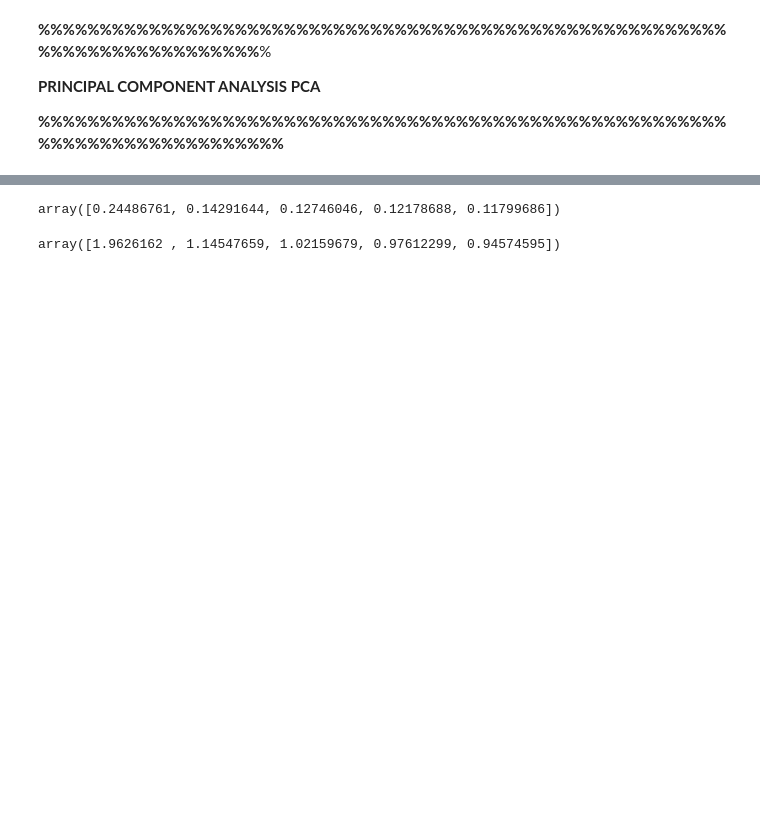
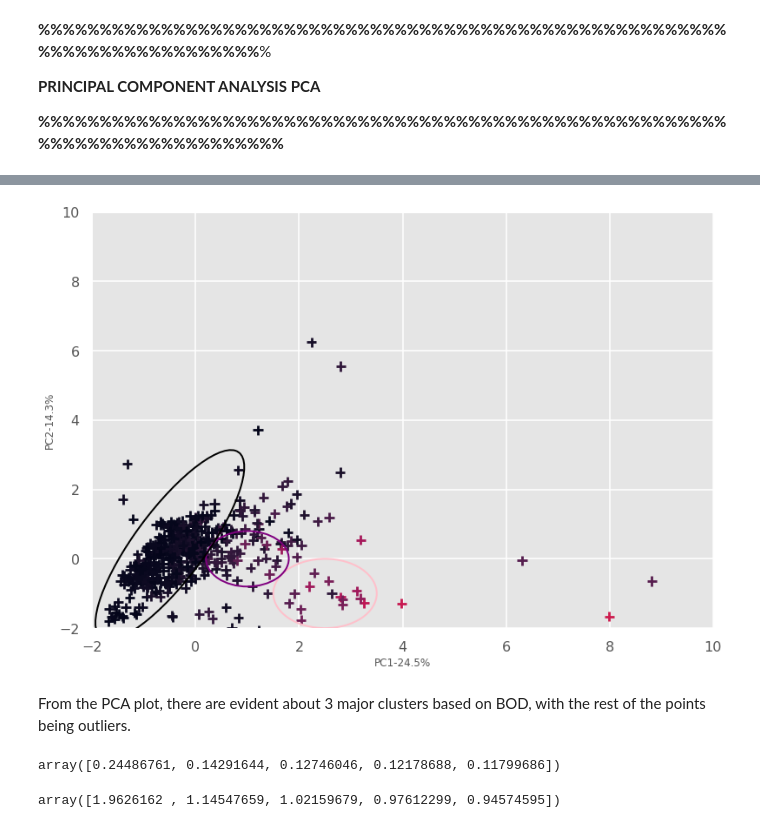
Before and after one commit to M-Isaiah/Machine_L_R, a Jupyter notebook: BOD_DATA_VISUALIZATION.ipynb, the cells around one changed output, grey strips where cells are left out. Cells and saved outputs as stored; diff of their text form; code cells hidden in the pictures; blank space fills up the shorter version.

```diff
--- a/BOD_DATA_VISUALIZATION.ipynb
+++ b/BOD_DATA_VISUALIZATION.ipynb
@@ -10,6 +10,10 @@ import matplotlib
 from google.colab import files
 import io
 from google.colab import drive
+import math
+import matplotlib.style as style
+style.use('seaborn-poster') #sets the size of the charts
+style.use('ggplot')
 # %%
 bod=pd.read_csv('https://raw.githubusercontent.com/M-Isaiah/Machine_L_R/main/bod.csv')
 # %%
@@ -130,3 +172,27 @@ From the PCA Plot above there is barely any unique data clusters, the data seems
+# %%
+from matplotlib.patches import Ellipse
+from matplotlib import figure
+from matplotlib.figure import figaspect
+per_var=np.round(pca.explained_variance_ratio_*100,decimals=1)
+plt.scatter(x_pca[:,0],x_pca[:,1],c=data_values_n['BOD'],marker='+')
+plt.xlabel('PC1-{0}%'.format(per_var[0]))
+plt.ylabel('PC2-{0}%'.format(per_var[1]));
+plt.ylim(-2,10);
+plt.xlim(-2,10);
+plt.savefig('Figx.eps', format='eps')
+#plt.title('PRINCIPAL COMPONENT ANALYSIS[PCA] PL');
+circle2 = plt.Circle((2.5, -1), 1, color='pink', fill=False,lw=2)
+circle3 = plt.Circle((1, 0), 0.8, color='purple', fill=False,lw=2)
+ax=plt.gca()
+ax.add_patch(circle2)
+ax.add_patch(circle3)
+ellipse=Ellipse((-0.5,0.4),1.5,6,155, color='black',fill=False,lw=2)
+ax.add_patch(ellipse)
+plt.savefig('p-c-a.eps', format='eps')
+# %% [output]
+[figure, added]
+# %% [markdown]
+From the PCA plot, there are evident about 3 major clusters based on BOD, with the rest of the points being outliers.
 # %%
 pca.explained_variance_ratio_
 # %% [output]
```
Also changed, not shown: parts of 59 cells of this notebook.
